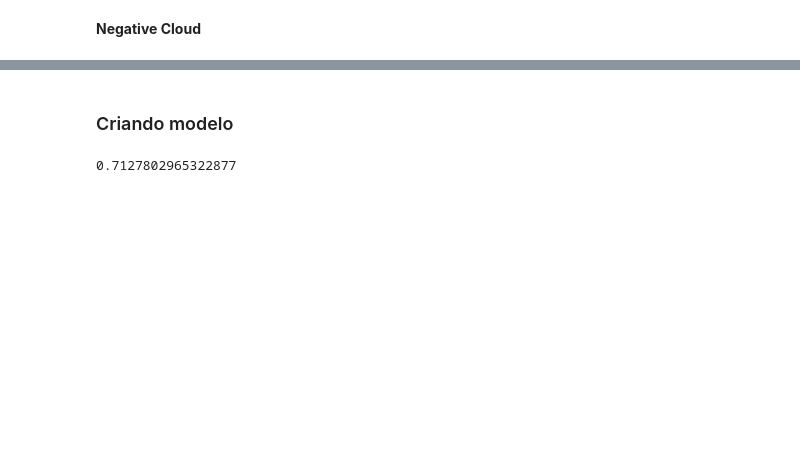
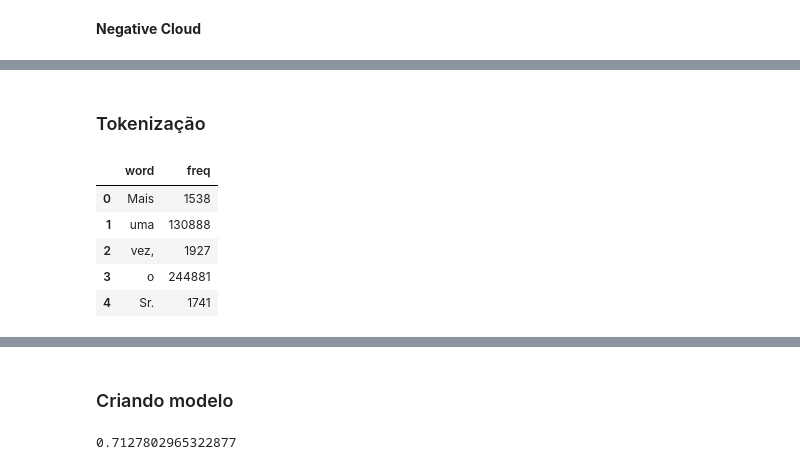
Before and after one commit to pveiga-abreu/feelings-identifier, a Jupyter notebook: main.ipynb, the cells around one changed output, grey strips where cells are left out. Saved outputs shown, nothing was run; the diff lists cells and outputs as text; code cells hidden in the pictures; blank space fills up the shorter version.

```diff
--- a/main.ipynb
+++ b/main.ipynb
@@ -96,0 +118,2 @@ plt.show()
+# %% [markdown]
+### Tokenização
@@ -96,0 +130,11 @@ plt.show()
+# %%
+# Criando DataFrame das frequências
+frequency_df = pd.DataFrame({'word': frequency.keys(), 'freq': frequency.values()})
+frequency_df.head()
+# %% [output]
+|  | word | freq |
+| 0 | Mais | 1538 |
+| 1 | uma | 130888 |
+| 2 | vez, | 1927 |
+| 3 | o | 244881 |
+| 4 | Sr. | 1741 |
```
Also changed, not shown: parts of 8 cells of this notebook, 1 other file.
